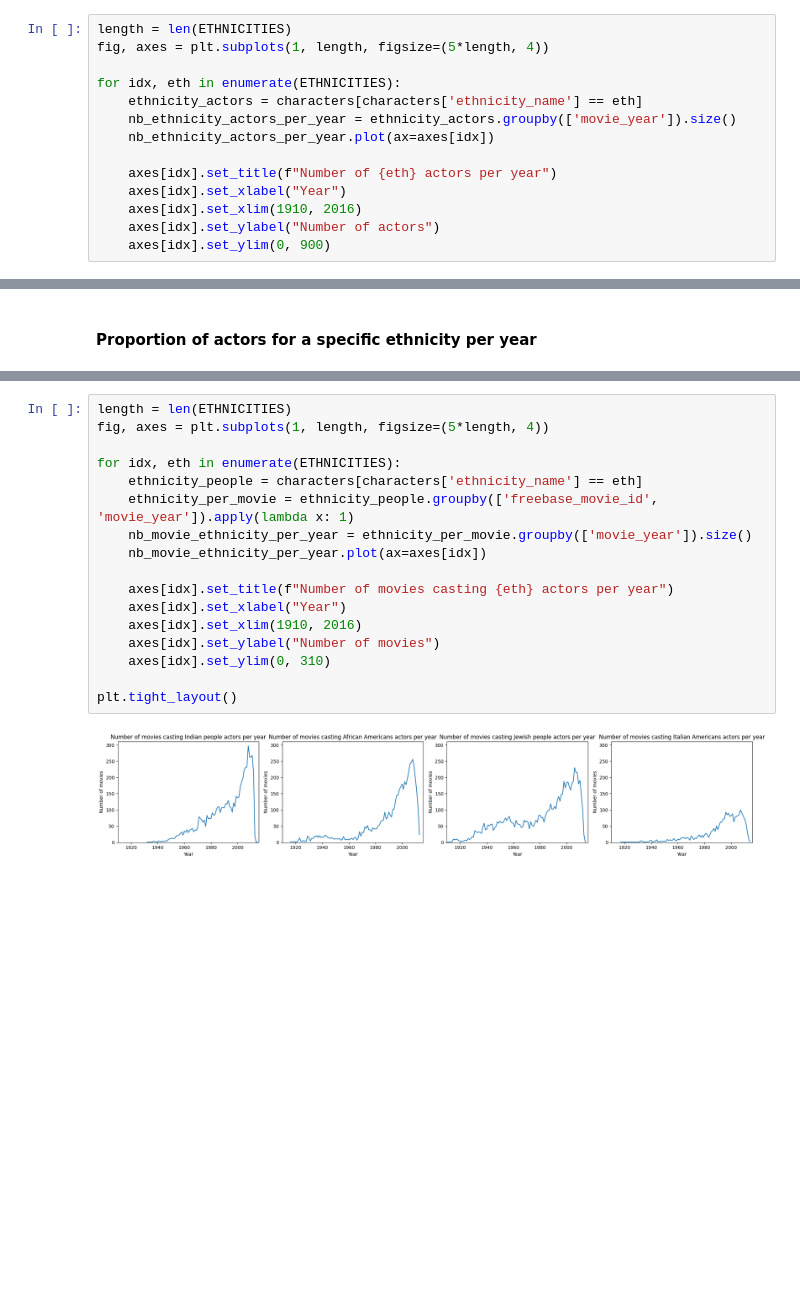
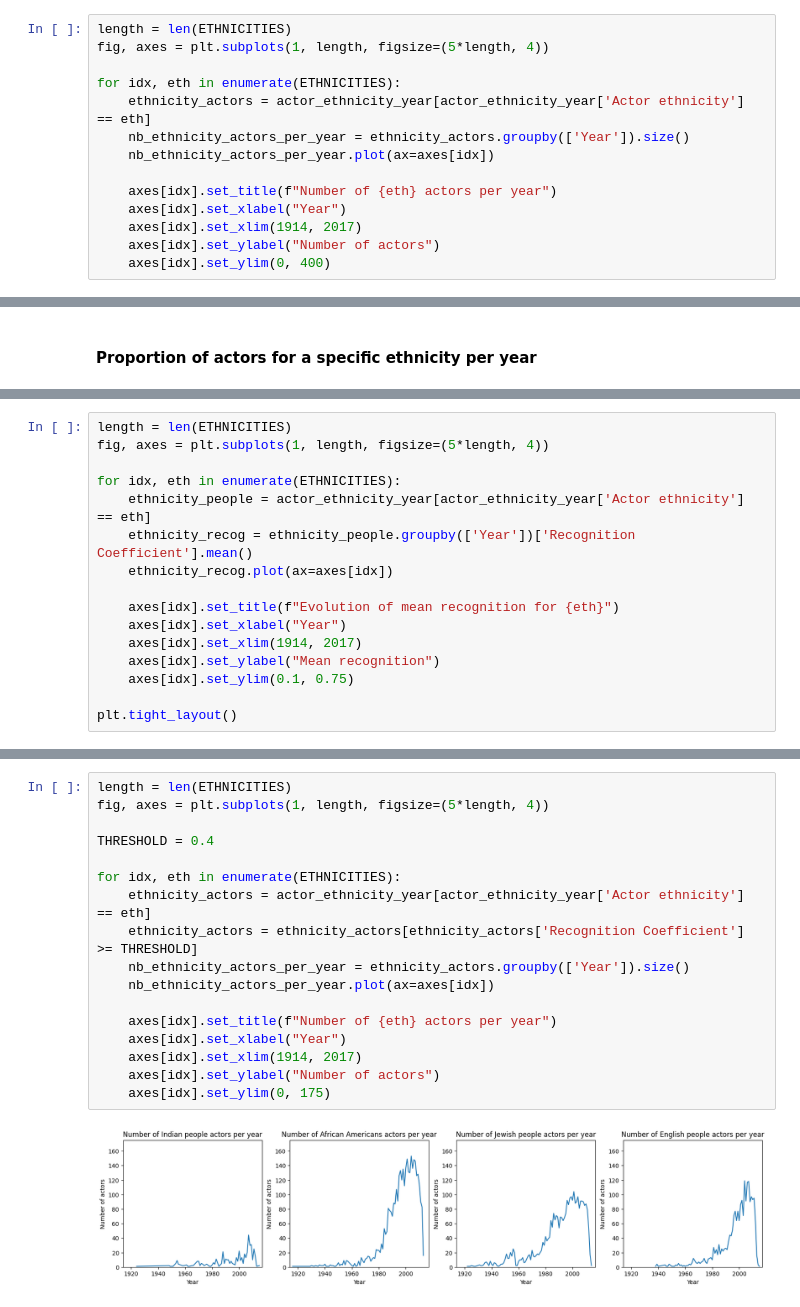
Before and after one commit to epfl-ada/ada-2023-project-pandateam23, a Jupyter notebook: Nicolas.ipynb, the cells around one changed output, grey strips where cells are left out. Saved outputs shown, nothing was run; the diff lists cells and outputs as text; blank space fills up the shorter version.

```diff
--- a/Nicolas.ipynb
+++ b/Nicolas.ipynb
@@ -124,13 +441,13 @@ length = len(ETHNICITIES)
 fig, axes = plt.subplots(1, length, figsize=(5*length, 4))
 
 for idx, eth in enumerate(ETHNICITIES):
-    ethnicity_actors = characters[characters['ethnicity_name'] == eth]
-    nb_ethnicity_actors_per_year = ethnicity_actors.groupby(['movie_year']).size()
+    ethnicity_actors = actor_ethnicity_year[actor_ethnicity_year['Actor ethnicity'] == eth]
+    nb_ethnicity_actors_per_year = ethnicity_actors.groupby(['Year']).size()
     nb_ethnicity_actors_per_year.plot(ax=axes[idx])
 
     axes[idx].set_title(f"Number of {eth} actors per year")
     axes[idx].set_xlabel("Year")
-    axes[idx].set_xlim(1910, 2016)
+    axes[idx].set_xlim(1914, 2017)
     axes[idx].set_ylabel("Number of actors")
-    axes[idx].set_ylim(0, 900)
+    axes[idx].set_ylim(0, 400)
 # %% [output]
@@ -163,0 +487,16 @@ plt.tight_layout()
+# %%
+length = len(ETHNICITIES)
+fig, axes = plt.subplots(1, length, figsize=(5*length, 4))
+
+for idx, eth in enumerate(ETHNICITIES):
+    ethnicity_people = actor_ethnicity_year[actor_ethnicity_year['Actor ethnicity'] == eth]
+    ethnicity_recog = ethnicity_people.groupby(['Year'])['Recognition Coefficient'].mean()
+    ethnicity_recog.plot(ax=axes[idx])
+
+    axes[idx].set_title(f"Evolution of mean recognition for {eth}")
+    axes[idx].set_xlabel("Year")
+    axes[idx].set_xlim(1914, 2017)
+    axes[idx].set_ylabel("Mean recognition")
+    axes[idx].set_ylim(0.1, 0.75)
+
+plt.tight_layout()
@@ -164,20 +534,20 @@ plt.tight_layout()
 # %%
 length = len(ETHNICITIES)
 fig, axes = plt.subplots(1, length, figsize=(5*length, 4))
 
+THRESHOLD = 0.4
+
 for idx, eth in enumerate(ETHNICITIES):
-    ethnicity_people = characters[characters['ethnicity_name'] == eth]
-    ethnicity_per_movie = ethnicity_people.groupby(['freebase_movie_id', 'movie_year']).apply(lambda x: 1)
-    nb_movie_ethnicity_per_year = ethnicity_per_movie.groupby(['movie_year']).size()
-    nb_movie_ethnicity_per_year.plot(ax=axes[idx])
+    ethnicity_actors = actor_ethnicity_year[actor_ethnicity_year['Actor ethnicity'] == eth]
+    ethnicity_actors = ethnicity_actors[ethnicity_actors['Recognition Coefficient'] >= THRESHOLD]
+    nb_ethnicity_actors_per_year = ethnicity_actors.groupby(['Year']).size()
+    nb_ethnicity_actors_per_year.plot(ax=axes[idx])
 
-    axes[idx].set_title(f"Number of movies casting {eth} actors per year")
+    axes[idx].set_title(f"Number of {eth} actors per year")
     axes[idx].set_xlabel("Year")
-    axes[idx].set_xlim(1910, 2016)
-    axes[idx].set_ylabel("Number of movies")
-    axes[idx].set_ylim(0, 310)
-
-plt.tight_layout()
+    axes[idx].set_xlim(1914, 2017)
+    axes[idx].set_ylabel("Number of actors")
+    axes[idx].set_ylim(0, 175)
 # %% [output]
-[figure, old version]
+[figure, new version]
 # %% [markdown]
```
Also changed, not shown: parts of 72 cells of this notebook.
